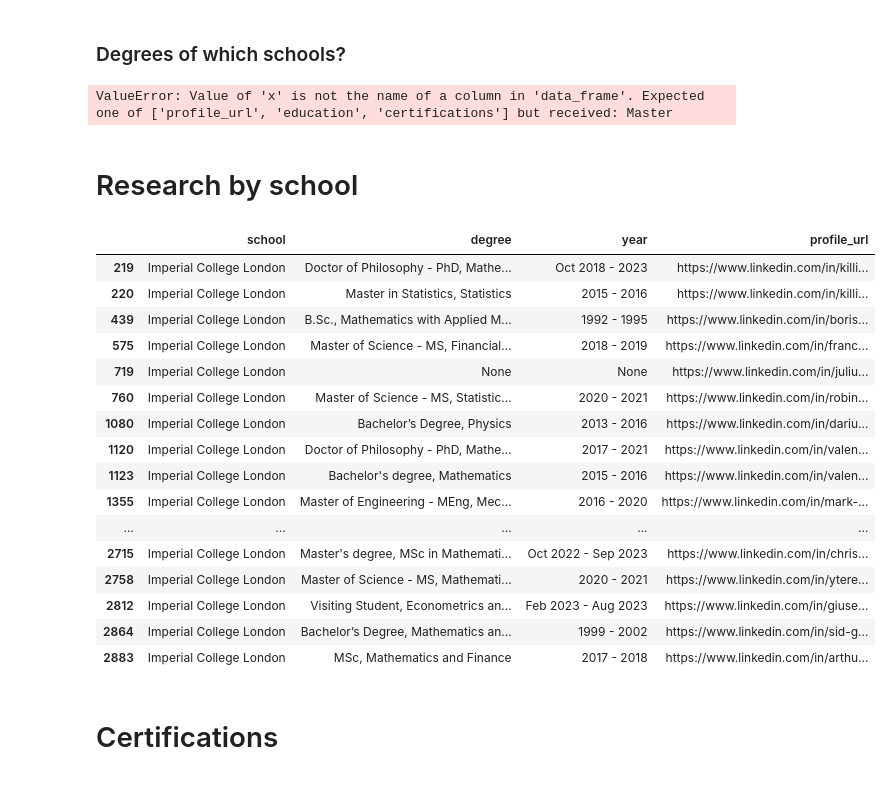
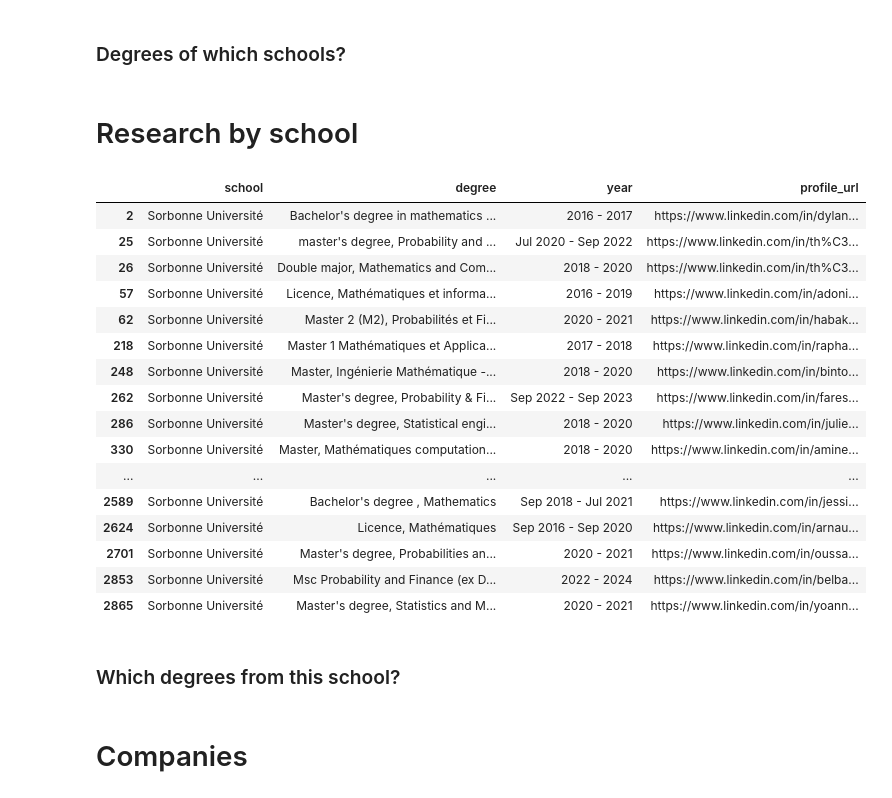
Before and after one commit to ArasCha/Quant-Researchers-research, a Jupyter notebook: visualization.ipynb, the cells around one changed output. Drawn from its saved outputs; the diff is of its cells as text; code cells hidden in the pictures.

```diff
--- a/visualization.ipynb
+++ b/visualization.ipynb
@@ -66,35 +66,35 @@ sorted_df = grouped_df.sort_values(by='count', ascending=False)
 degrees_data = sorted_df.to_dict(orient="records")
 degrees_data = [{ "Master": f"{edu['school']} | {edu['degree']}", "count": edu["count"] } for edu in degrees_data]
 # %%
-fig = px.bar(data[:20], x="Master", y="count")
+fig = px.bar(degrees_data[:20], x="Master", y="count")
 fig.update_xaxes(showticklabels=False) # we hide x labels because it takes too much room. We can see school names by hovering bars
 fig.show()
-# %% [output]
-ValueError: Value of 'x' is not the name of a column in 'data_frame'. Expected one of ['profile_url', 'education', 'certifications'] but received: Master
 # %% [markdown]
 # Research by school
 # %%
 
-df_filtered = normalized_df[
-	normalized_df['school'].str.contains('Imperial College London', case=False, na=False)
+df_filtered_school = normalized_df[
+	normalized_df['school'].str.contains('Sorbonne Université', case=False, na=False)
 ]
 
-df_filtered # A few Polytechs...
+df_filtered_school
 # %% [output]
 |  | school | degree | year | profile_url |
-| 219 | Imperial College London | Doctor of Philosophy - PhD, Mathe... | Oct 2018 - 2023 | https://www.linkedin.com/in/killi... |
-| 220 | Imperial College London | Master in Statistics, Statistics | 2015 - 2016 | https://www.linkedin.com/in/killi... |
-| 439 | Imperial College London | B.Sc., Mathematics with Applied M... | 1992 - 1995 | https://www.linkedin.com/in/boris... |
-| 575 | Imperial College London | Master of Science - MS, Financial... | 2018 - 2019 | https://www.linkedin.com/in/franc... |
-| 719 | Imperial College London | None | None | https://www.linkedin.com/in/juliu... |
-| 760 | Imperial College London | Master of Science - MS, Statistic... | 2020 - 2021 | https://www.linkedin.com/in/robin... |
-| 1080 | Imperial College London | Bachelor’s Degree, Physics | 2013 - 2016 | https://www.linkedin.com/in/dariu... |
-| 1120 | Imperial College London | Doctor of Philosophy - PhD, Mathe... | 2017 - 2021 | https://www.linkedin.com/in/valen... |
-| 1123 | Imperial College London | Bachelor's degree, Mathematics | 2015 - 2016 | https://www.linkedin.com/in/valen... |
-| 1355 | Imperial College London | Master of Engineering - MEng, Mec... | 2016 - 2020 | https://www.linkedin.com/in/mark-... |
+| 2 | Sorbonne Université | Bachelor's degree in mathematics ... | 2016 - 2017 | https://www.linkedin.com/in/dylan... |
+| 25 | Sorbonne Université | master's degree, Probability and ... | Jul 2020 - Sep 2022 | https://www.linkedin.com/in/th%C3... |
+| 26 | Sorbonne Université | Double major, Mathematics and Com... | 2018 - 2020 | https://www.linkedin.com/in/th%C3... |
+| 57 | Sorbonne Université | Licence, Mathématiques et informa... | 2016 - 2019 | https://www.linkedin.com/in/adoni... |
+| 62 | Sorbonne Université | Master 2 (M2), Probabilités et Fi... | 2020 - 2021 | https://www.linkedin.com/in/habak... |
+| 218 | Sorbonne Université | Master 1 Mathématiques et Applica... | 2017 - 2018 | https://www.linkedin.com/in/rapha... |
+| 248 | Sorbonne Université | Master, Ingénierie Mathématique -... | 2018 - 2020 | https://www.linkedin.com/in/binto... |
+| 262 | Sorbonne Université | Master's degree, Probability & Fi... | Sep 2022 - Sep 2023 | https://www.linkedin.com/in/fares... |
+| 286 | Sorbonne Université | Master's degree, Statistical engi... | 2018 - 2020 | https://www.linkedin.com/in/julie... |
+| 330 | Sorbonne Université | Master, Mathématiques computation... | 2018 - 2020 | https://www.linkedin.com/in/amine... |
 | ... | ... | ... | ... | ... |
-| 2715 | Imperial College London | Master's degree, MSc in Mathemati... | Oct 2022 - Sep 2023 | https://www.linkedin.com/in/chris... |
-| 2758 | Imperial College London | Master of Science - MS, Mathemati... | 2020 - 2021 | https://www.linkedin.com/in/ytere... |
-| 2812 | Imperial College London | Visiting Student, Econometrics an... | Feb 2023 - Aug 2023 | https://www.linkedin.com/in/giuse... |
-| 2864 | Imperial College London | Bachelor’s Degree, Mathematics an... | 1999 - 2002 | https://www.linkedin.com/in/sid-g... |
-| 2883 | Imperial College London | MSc, Mathematics and Finance | 2017 - 2018 | https://www.linkedin.com/in/arthu... |
+| 2589 | Sorbonne Université | Bachelor's degree , Mathematics | Sep 2018 - Jul 2021 | https://www.linkedin.com/in/jessi... |
+| 2624 | Sorbonne Université | Licence, Mathématiques | Sep 2016 - Sep 2020 | https://www.linkedin.com/in/arnau... |
+| 2701 | Sorbonne Université | Master's degree, Probabilities an... | 2020 - 2021 | https://www.linkedin.com/in/oussa... |
+| 2853 | Sorbonne Université | Msc Probability and Finance (ex D... | 2022 - 2024 | https://www.linkedin.com/in/belba... |
+| 2865 | Sorbonne Université | Master's degree, Statistics and M... | 2020 - 2021 | https://www.linkedin.com/in/yoann... |
+# %% [markdown]
+### Which degrees from this school?
@@ -101,2 +117,2 @@ df_filtered # A few Polytechs...
 # %% [markdown]
-# Certifications
+# Companies
```
Also changed, not shown: parts of 13 cells of this notebook, 1 other file.
